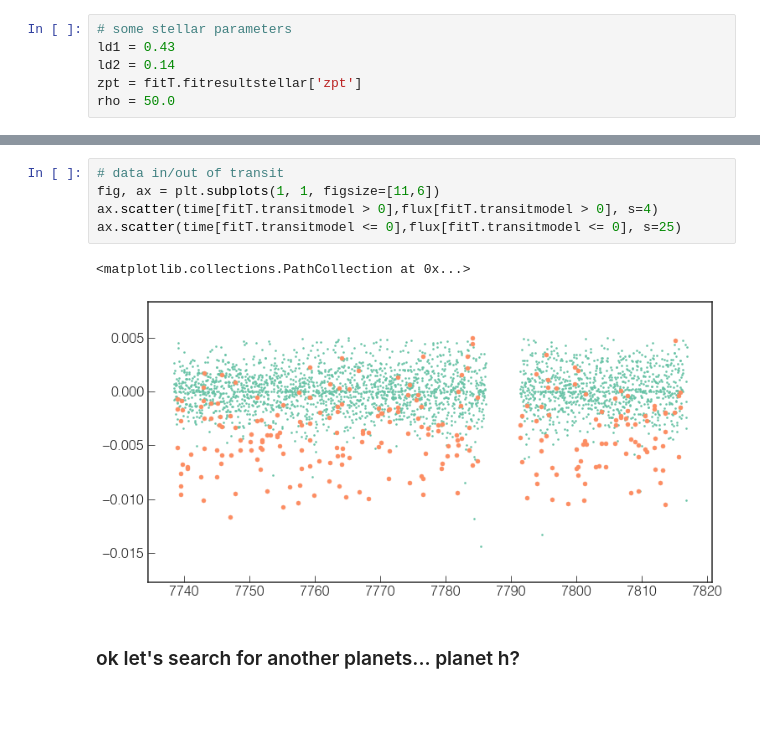
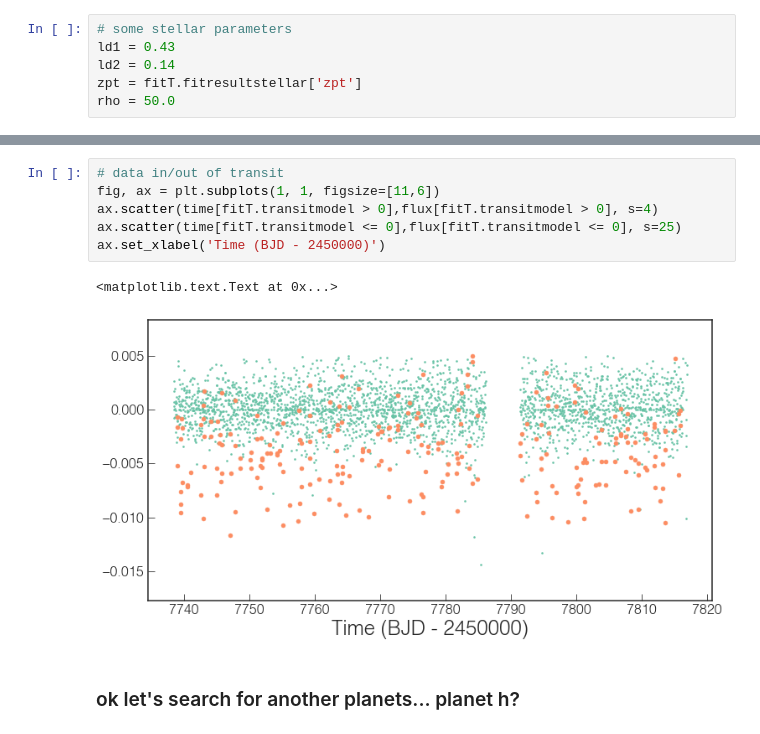
Before and after one commit to mrtommyb/trappist-lc, a Jupyter notebook: TRAPPIST-1-transit-code.ipynb, the cells around one changed output, grey strips where cells are left out. Cells and saved outputs as stored; diff of their text form; blank space fills up the shorter version.

```diff
--- a/TRAPPIST-1-transit-code.ipynb
+++ b/TRAPPIST-1-transit-code.ipynb
@@ -177,11 +185,12 @@ plt.tight_layout(h_pad=0)
 # %%
 # data in/out of transit
 fig, ax = plt.subplots(1, 1, figsize=[11,6])
 ax.scatter(time[fitT.transitmodel > 0],flux[fitT.transitmodel > 0], s=4)
 ax.scatter(time[fitT.transitmodel <= 0],flux[fitT.transitmodel <= 0], s=25)
+ax.set_xlabel('Time (BJD - 2450000)')
 # %% [output]
-<matplotlib.collections.PathCollection at 0x...>
+<matplotlib.text.Text at 0x...>
-[figure, old version]
+[figure, new version]
 # %% [markdown]
 ### ok let's search for another planets... planet h?
 # %%
```
Also changed, not shown: parts of 6 cells of this notebook.
